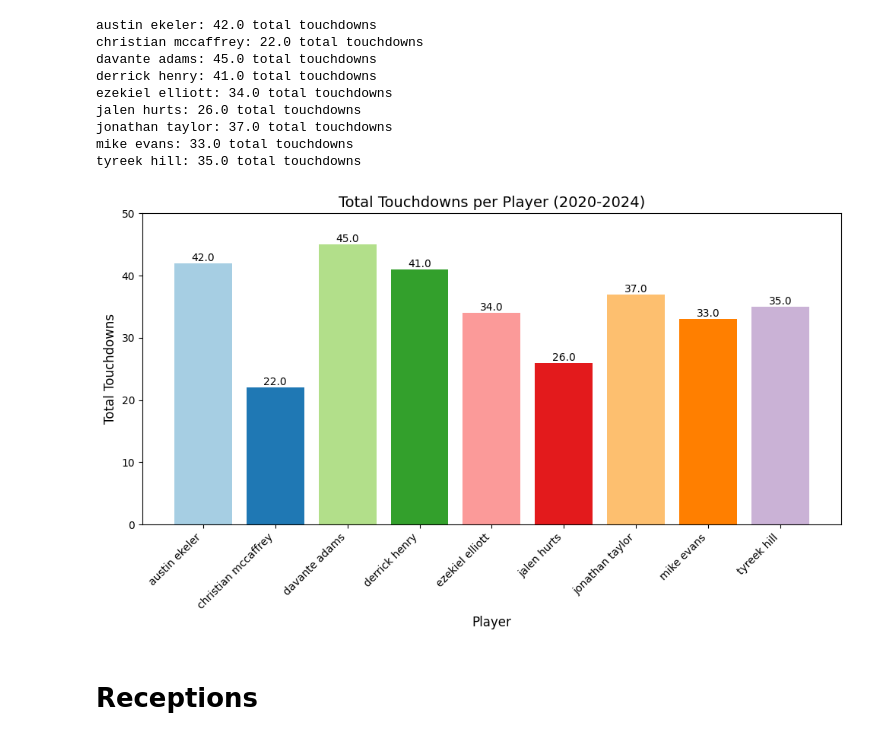
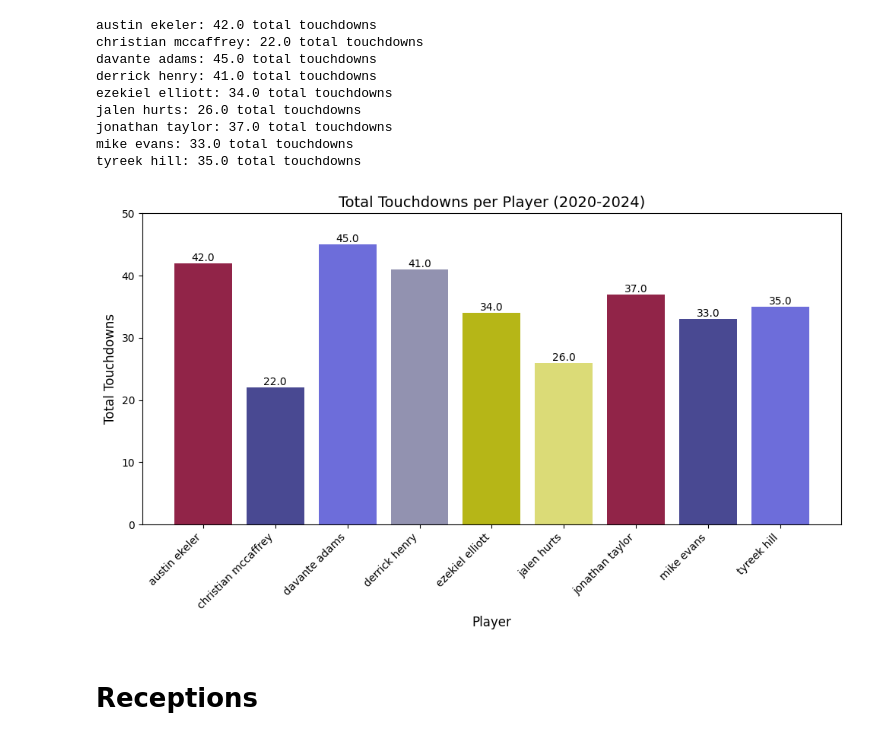
Before and after one commit to salomerivas/app-development, a Jupyter notebook: VisualizationKaggle.ipynb, the cells around one changed output. Saved outputs shown, nothing was run; the diff lists cells and outputs as text; code cells hidden in the pictures.

```diff
--- a/VisualizationKaggle.ipynb
+++ b/VisualizationKaggle.ipynb
@@ -235,15 +233,0 @@ Player with highest number of touchdowns
-# %%
-# First, make sure you replace NaN values in the touchdown columns with 0, to ensure accurate summation
-year_df.fillna({'pass_td': 0, 'reception_td': 0, 'run_td': 0}, inplace=True)
-
-# Create a new column for total touchdowns
-year_df['total_touchdowns'] = year_df['pass_td'] + year_df['reception_td'] + year_df['run_td']
-
-# Group by player and sum the total touchdowns
-touchdowns_per_player = year_df.groupby('player_name')['total_touchdowns'].sum()
-
-# Find the player with the highest number of touchdowns
-max_touchdowns = touchdowns_per_player.idxmax()
-highest_td_count = touchdowns_per_player.max()
-
-print(f"Player with the most touchdowns: {max_touchdowns} with {highest_td_count} touchdowns.")
@@ -562,35 +485,35 @@ tyreek hill: 35.0 total touchdowns
 import matplotlib.pyplot as plt
 
 # Data (Example data, replace with your actual data from `total_touchdowns_dict`)
 players = list(total_touchdowns_dict.keys())
 touchdowns = list(total_touchdowns_dict.values())
 
 # Generate distinct colors for each player
-colors = plt.cm.Paired.colors[:len(players)]  # Using 'Paired' colormap for distinct colors
+colors = sns.color_palette(palette='gist_stern')
 
 # Create the bar chart
 plt.figure(figsize=(10, 6))
 bars = plt.bar(players, touchdowns, color=colors)
 
 # Add title and labels
 plt.title('Total Touchdowns per Player (2020-2024)', fontsize=14)
 plt.xlabel('Player', fontsize=12)
 plt.ylabel('Total Touchdowns', fontsize=12)
 plt.xticks(rotation=45, ha='right')
 
 # Set y-axis ticks in intervals of 5
 plt.yticks(range(0, int(max(touchdowns)) + 10, 10))
 
 # Add the number of touchdowns above each bar
 for bar in bars:
     height = bar.get_height()
     plt.text(bar.get_x() + bar.get_width() / 2, height, str(height), ha='center', va='bottom', fontsize=10)
 
 # Display the plot
 plt.tight_layout()
 plt.show()
 # %% [output]
-[figure, old version]
+[figure, new version]
 # %% [markdown]
 # Receptions
 # %% [markdown]
```
Also changed, not shown: parts of 61 cells of this notebook.
